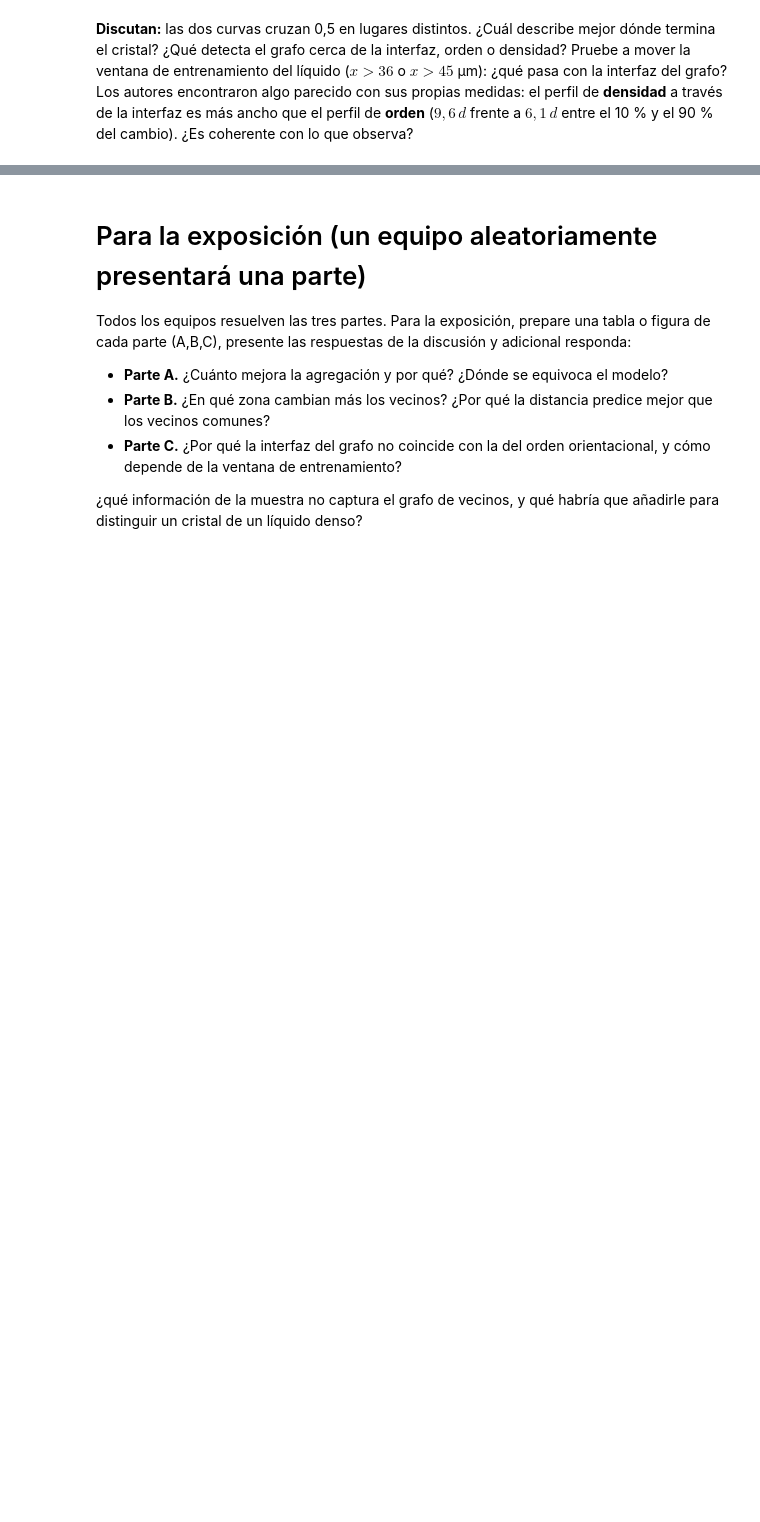
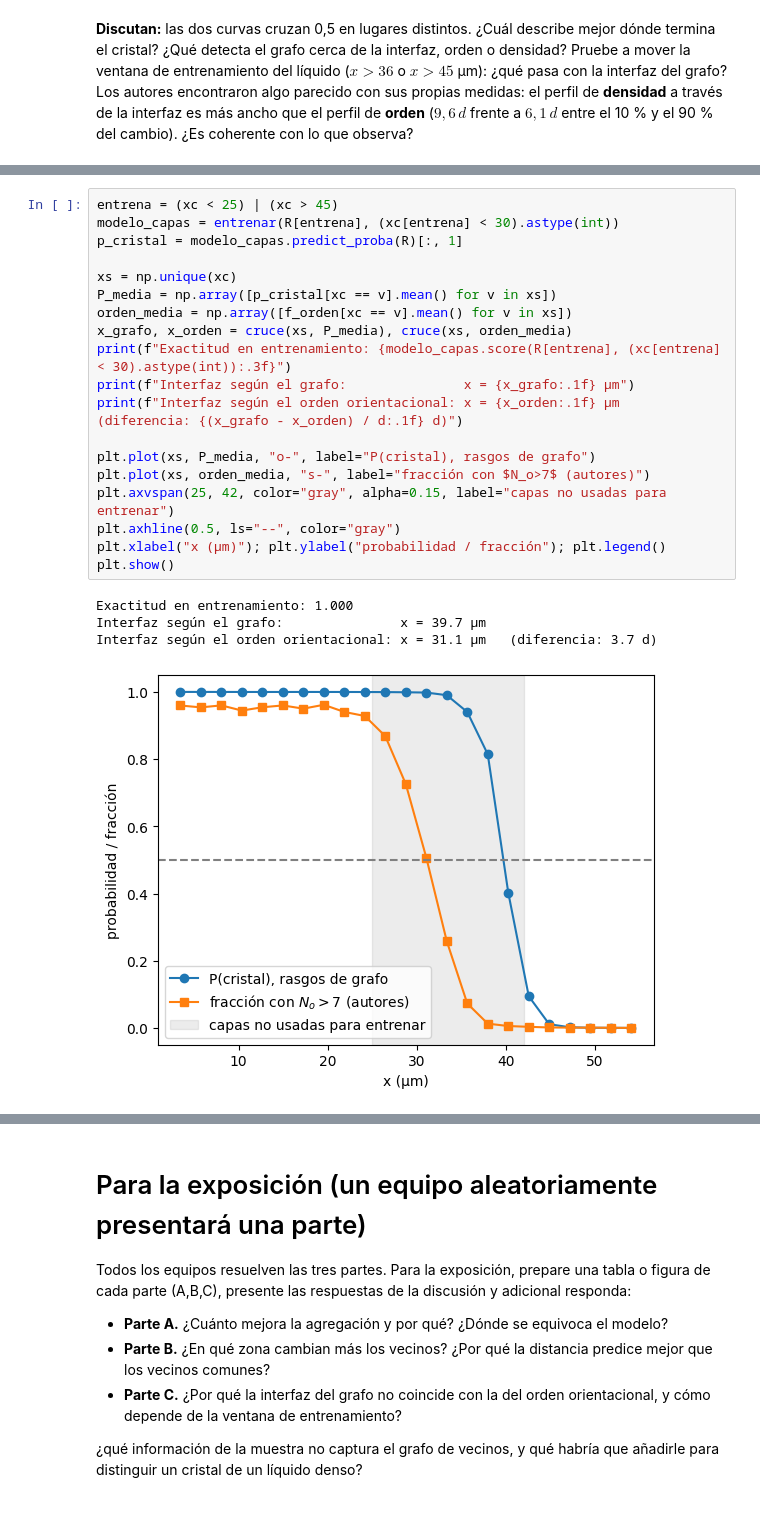
Before and after one commit to CienciaDatosUdea/005_CCA_Estudiantes, a Jupyter notebook: Entregas/Ortiz/Laboratorios/14_Lab_PrediccionesML/14_Lab_PrediccionesML.ipynb, the cells around one changed output, grey strips where cells are left out. Drawn from its saved outputs; the diff is of its cells as text; blank space fills up the shorter version.

```diff
--- a/Entregas/Ortiz/Laboratorios/14_Lab_PrediccionesML/14_Lab_PrediccionesML.ipynb
+++ b/Entregas/Ortiz/Laboratorios/14_Lab_PrediccionesML/14_Lab_PrediccionesML.ipynb
@@ -572,0 +603,24 @@ plt.show()
+# %%
+entrena = (xc < 25) | (xc > 45)
+modelo_capas = entrenar(R[entrena], (xc[entrena] < 30).astype(int))
+p_cristal = modelo_capas.predict_proba(R)[:, 1]
+
+xs = np.unique(xc)
+P_media = np.array([p_cristal[xc == v].mean() for v in xs])
+orden_media = np.array([f_orden[xc == v].mean() for v in xs])
+x_grafo, x_orden = cruce(xs, P_media), cruce(xs, orden_media)
+print(f"Exactitud en entrenamiento: {modelo_capas.score(R[entrena], (xc[entrena] < 30).astype(int)):.3f}")
+print(f"Interfaz según el grafo:               x = {x_grafo:.1f} µm")
+print(f"Interfaz según el orden orientacional: x = {x_orden:.1f} µm   (diferencia: {(x_grafo - x_orden) / d:.1f} d)")
+
+plt.plot(xs, P_media, "o-", label="P(cristal), rasgos de grafo")
+plt.plot(xs, orden_media, "s-", label="fracción con $N_o>7$ (autores)")
+plt.axvspan(25, 42, color="gray", alpha=0.15, label="capas no usadas para entrenar")
+plt.axhline(0.5, ls="--", color="gray")
+plt.xlabel("x (µm)"); plt.ylabel("probabilidad / fracción"); plt.legend()
+plt.show()
+# %% [output]
+Exactitud en entrenamiento: 1.000
+Interfaz según el grafo:               x = 39.7 µm
+Interfaz según el orden orientacional: x = 31.1 µm   (diferencia: 3.7 d)
+[figure, added]
```
Also changed, not shown: parts of 11 cells of this notebook.
